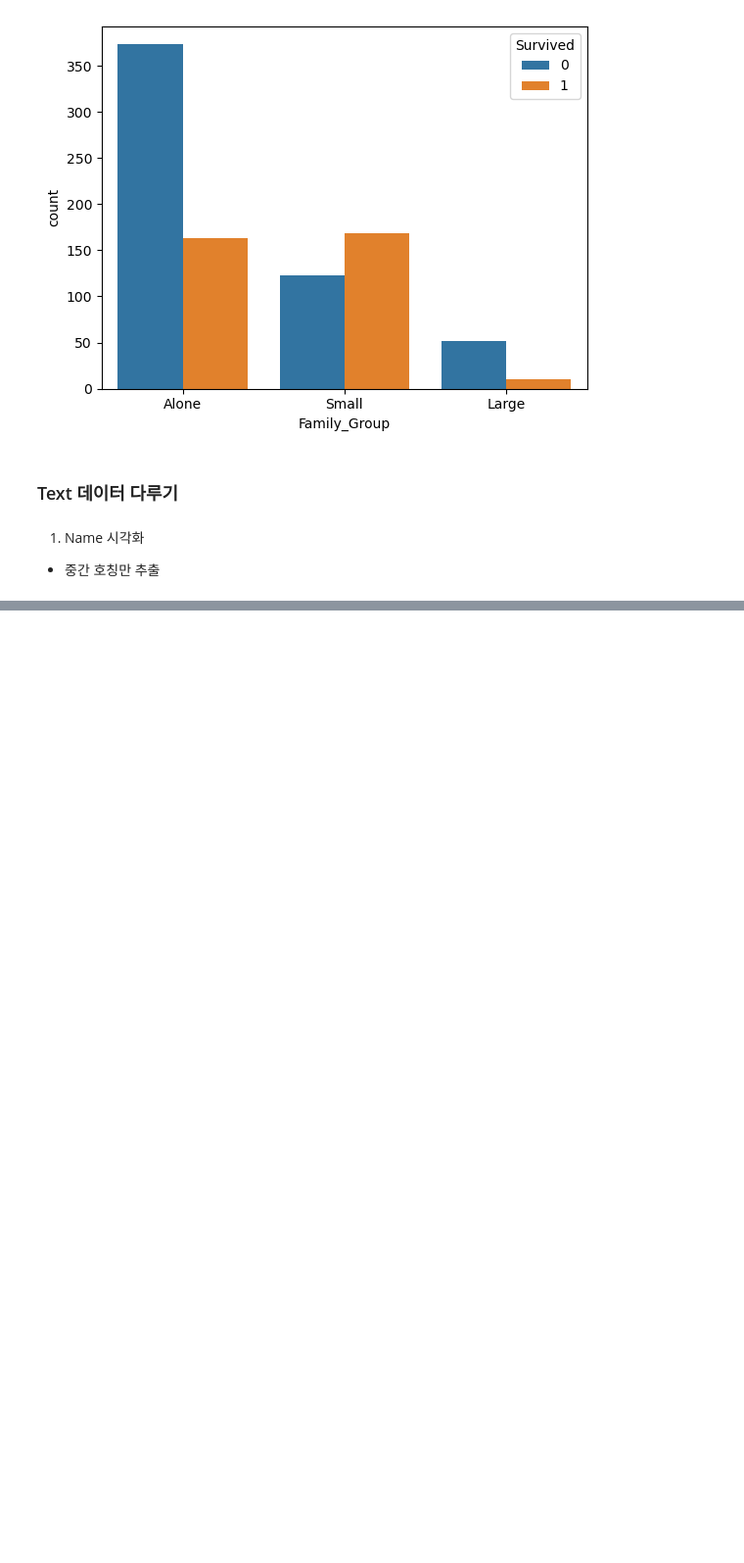
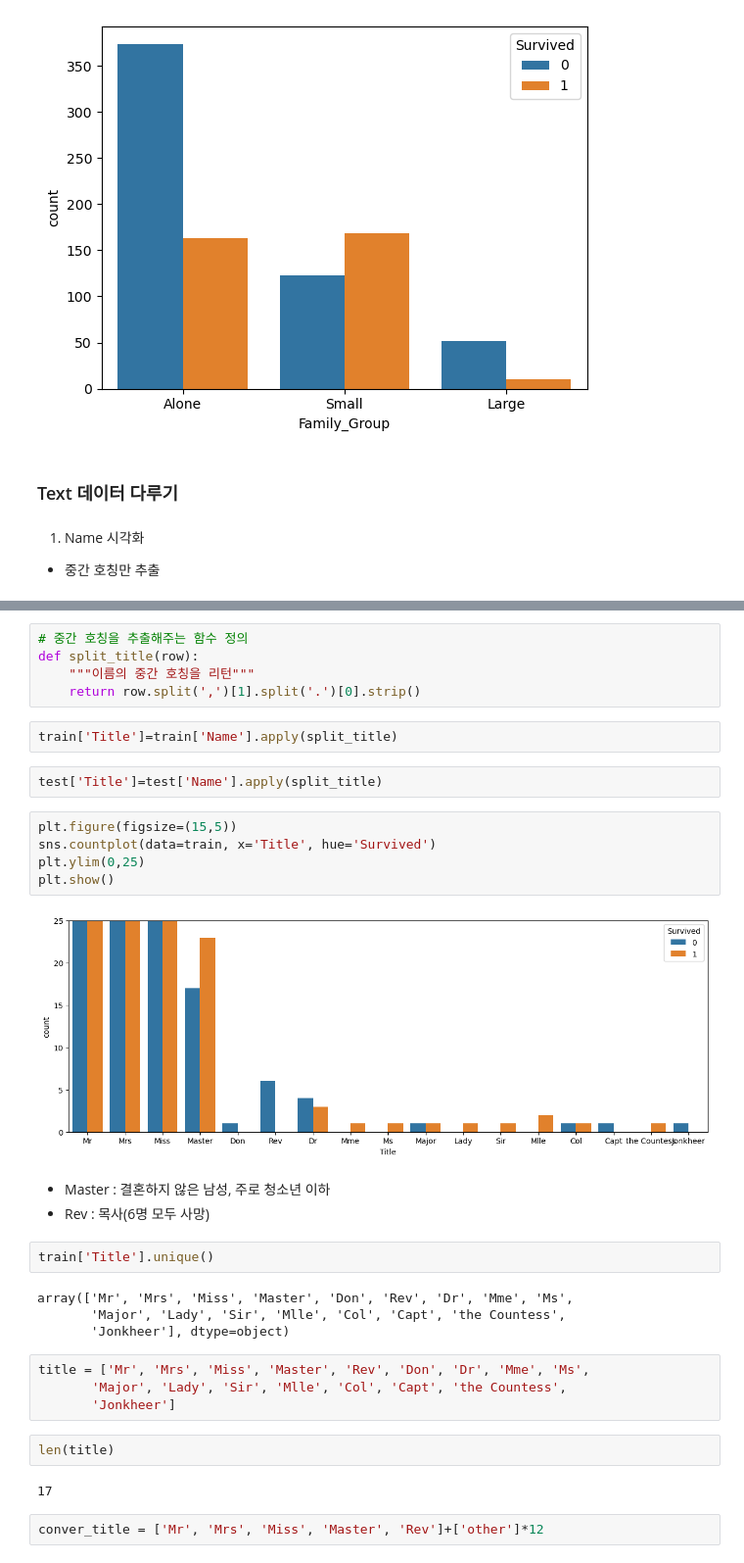
Before and after one commit to SeeUSoon93/MachineLerning, a Jupyter notebook: 6. 머신러닝/ex04_타이타닉 생존자 예측 분석.ipynb, the cells around one changed output, grey strips where cells are left out. Shown: that part at 98% size. Drawn from its saved outputs; the diff is of its cells as text; blank space fills up the shorter version.

```diff
--- a/6. 머신러닝/ex04_타이타닉 생존자 예측 분석.ipynb
+++ b/6. 머신러닝/ex04_타이타닉 생존자 예측 분석.ipynb
@@ -545,0 +562,35 @@ Name: Name, Length: 891, dtype: object
+# %%
+# 중간 호칭을 추출해주는 함수 정의
+def split_title(row):
+    """이름의 중간 호칭을 리턴"""
+    return row.split(',')[1].split('.')[0].strip()
+# %%
+train['Title']=train['Name'].apply(split_title)
+# %%
+test['Title']=test['Name'].apply(split_title)
+# %%
+plt.figure(figsize=(15,5))
+sns.countplot(data=train, x='Title', hue='Survived')
+plt.ylim(0,25)
+plt.show()
+# %% [output]
+[figure, added]
+# %% [markdown]
+- Master : 결혼하지 않은 남성, 주로 청소년 이하
+- Rev : 목사(6명 모두 사망)
+# %%
+train['Title'].unique()
+# %% [output]
+array(['Mr', 'Mrs', 'Miss', 'Master', 'Don', 'Rev', 'Dr', 'Mme', 'Ms',
+       'Major', 'Lady', 'Sir', 'Mlle', 'Col', 'Capt', 'the Countess',
+       'Jonkheer'], dtype=object)
+# %%
+title = ['Mr', 'Mrs', 'Miss', 'Master', 'Rev', 'Don', 'Dr', 'Mme', 'Ms',
+       'Major', 'Lady', 'Sir', 'Mlle', 'Col', 'Capt', 'the Countess',
+       'Jonkheer']
+# %%
+len(title)
+# %% [output]
+17
+# %%
+conver_title = ['Mr', 'Mrs', 'Miss', 'Master', 'Rev']+['other']*12
```
Also changed, not shown: parts of 33 cells of this notebook.
